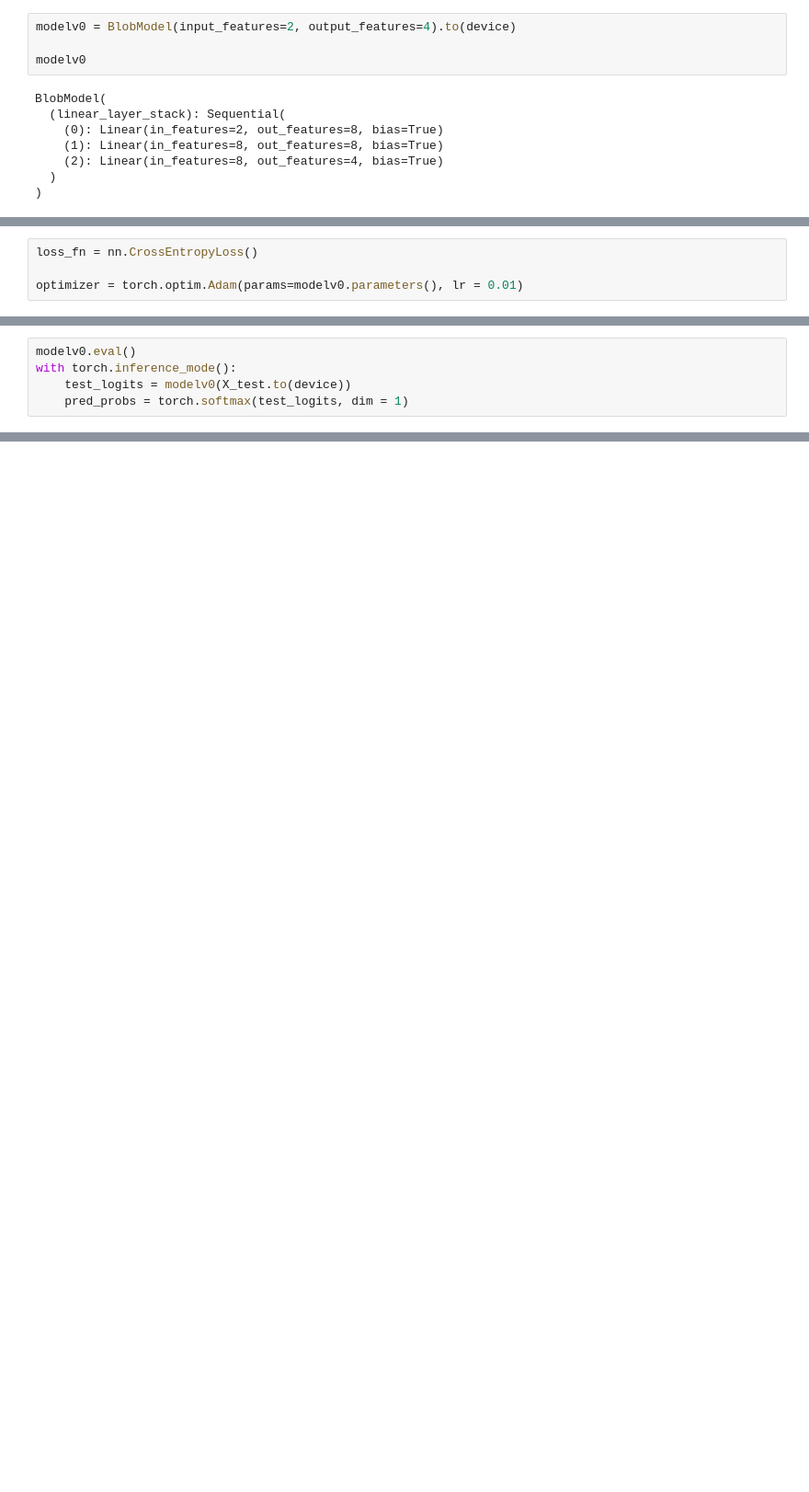
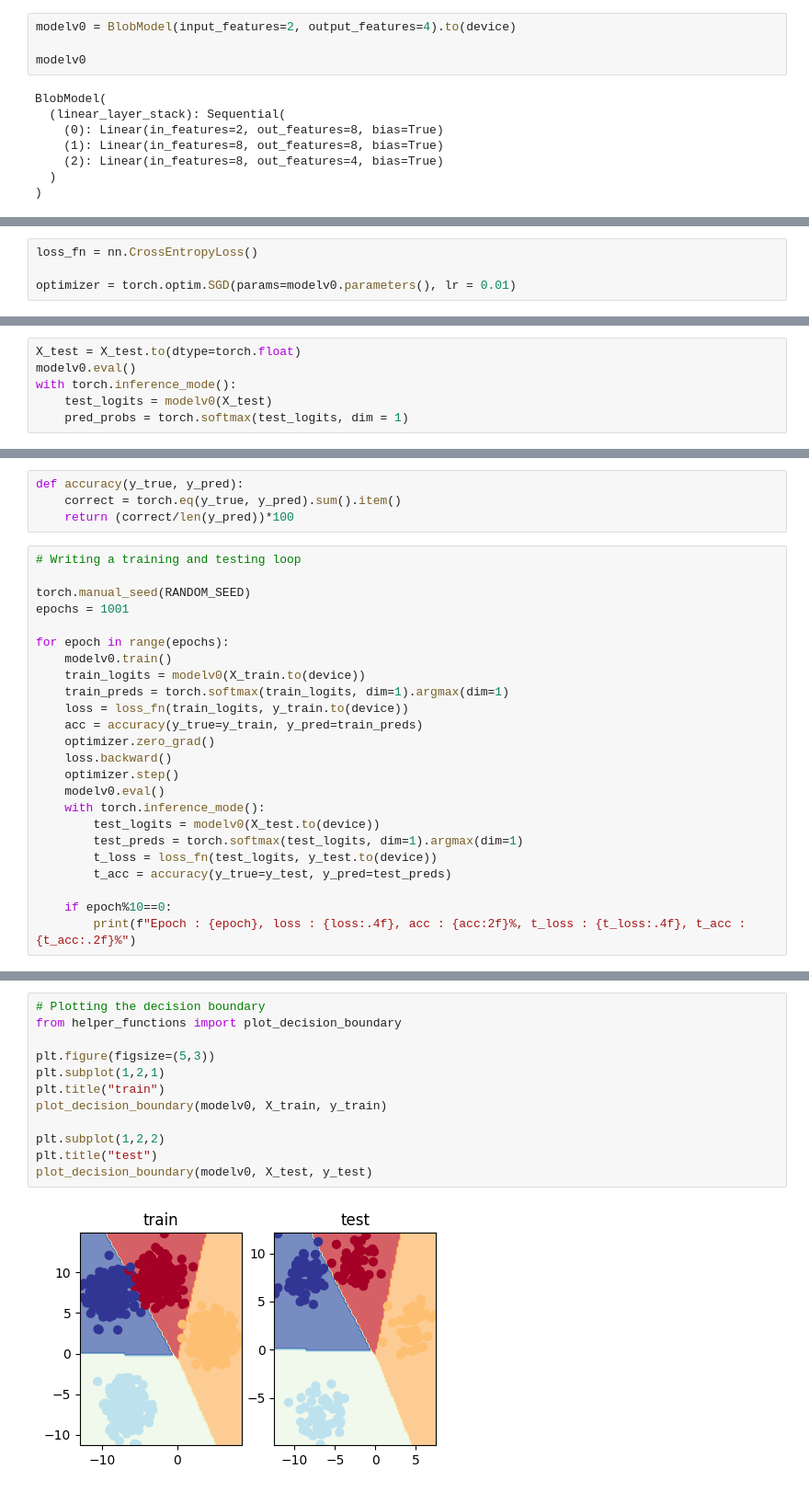
Before and after one commit to vimaurya/LearnDL, a Jupyter notebook: neuralNetworkMulticlassClassification.ipynb, the cells around one changed output, grey strips where cells are left out. Shown at 92% size. Saved outputs shown, nothing was run; the diff lists cells and outputs as text; blank space fills up the shorter version.

Commit message:
trained the multiclass model

```diff
--- a/neuralNetworkMulticlassClassification.ipynb
+++ b/neuralNetworkMulticlassClassification.ipynb
@@ -74,4 +76,4 @@ OrderedDict([('linear_layer_stack.0.weight',
 # %%
 loss_fn = nn.CrossEntropyLoss()
 
-optimizer = torch.optim.Adam(params=modelv0.parameters(), lr = 0.01)
+optimizer = torch.optim.SGD(params=modelv0.parameters(), lr = 0.01)
@@ -78,7 +84,8 @@ optimizer = torch.optim.Adam(params=modelv0.parameters(), lr = 0.01)
 # %%
+X_test = X_test.to(dtype=torch.float)
 modelv0.eval()
 with torch.inference_mode():
-    test_logits = modelv0(X_test.to(device))
+    test_logits = modelv0(X_test)
     pred_probs = torch.softmax(test_logits, dim = 1)
 # %%
 pred_probs[:5]
@@ -97,0 +103,28 @@ tensor([0, 0, 1, 0, 0])
+# %%
+def accuracy(y_true, y_pred):
+    correct = torch.eq(y_true, y_pred).sum().item()
+    return (correct/len(y_pred))*100
+# %%
+# Writing a training and testing loop
+
+torch.manual_seed(RANDOM_SEED)
+epochs = 1001
+
+for epoch in range(epochs):
+    modelv0.train()
+    train_logits = modelv0(X_train.to(device))
+    train_preds = torch.softmax(train_logits, dim=1).argmax(dim=1)
+    loss = loss_fn(train_logits, y_train.to(device))
+    acc = accuracy(y_true=y_train, y_pred=train_preds)
+    optimizer.zero_grad()
+    loss.backward()
+    optimizer.step()
+    modelv0.eval()
+    with torch.inference_mode():
+        test_logits = modelv0(X_test.to(device))
+        test_preds = torch.softmax(test_logits, dim=1).argmax(dim=1)
+        t_loss = loss_fn(test_logits, y_test.to(device))
+        t_acc = accuracy(y_true=y_test, y_pred=test_preds)
+
+    if epoch%10==0:
+        print(f"Epoch : {epoch}, loss : {loss:.4f}, acc : {acc:2f}%, t_loss : {t_loss:.4f}, t_acc : {t_acc:.2f}%")
@@ -97,0 +149,14 @@ tensor([0, 0, 1, 0, 0])
+# %%
+# Plotting the decision boundary
+from helper_functions import plot_decision_boundary
+
+plt.figure(figsize=(5,3))
+plt.subplot(1,2,1)
+plt.title("train")
+plot_decision_boundary(modelv0, X_train, y_train)
+
+plt.subplot(1,2,2)
+plt.title("test")
+plot_decision_boundary(modelv0, X_test, y_test)
+# %% [output]
+[figure, added]
```
Also changed, not shown: parts of 8 cells of this notebook.
